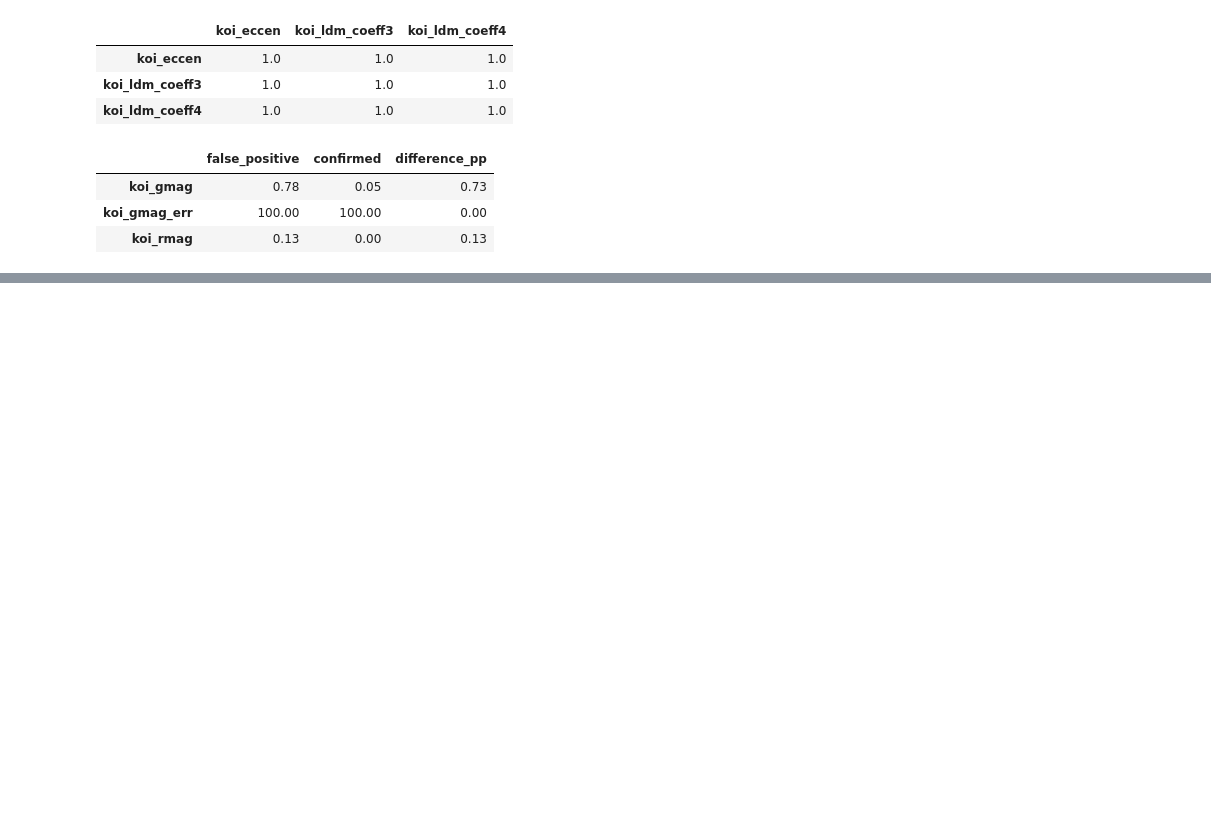
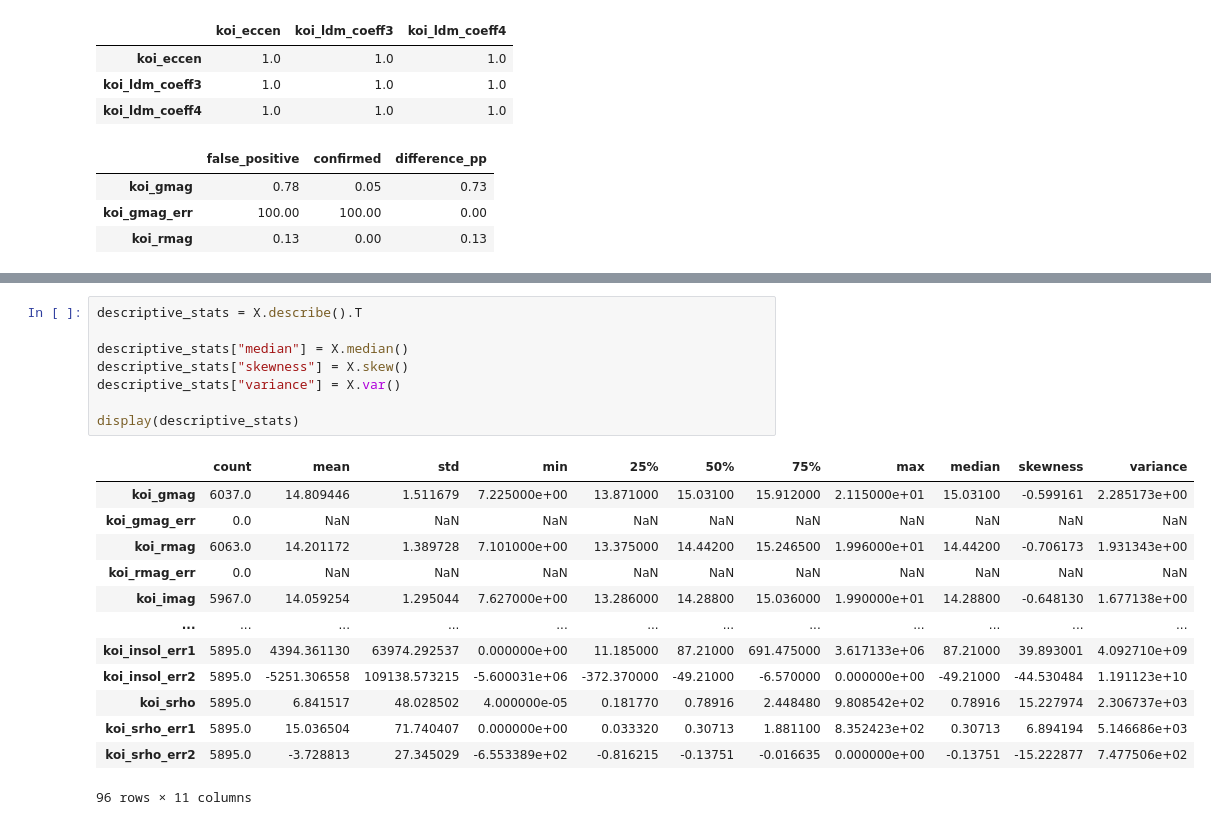
Before and after one commit to lucao-py/beyond-the-light, a Jupyter notebook: notebooks/03_exploratory_data_analysis.ipynb, the cells around one changed output, grey strips where cells are left out. Cells and saved outputs as stored; diff of their text form; blank space fills up the shorter version.

```diff
--- a/notebooks/03_exploratory_data_analysis.ipynb
+++ b/notebooks/03_exploratory_data_analysis.ipynb
@@ -165,0 +226,22 @@ display(missing_by_target.head(3).round(2))
+# %%
+descriptive_stats = X.describe().T
+
+descriptive_stats["median"] = X.median()
+descriptive_stats["skewness"] = X.skew()
+descriptive_stats["variance"] = X.var()
+
+display(descriptive_stats)
+# %% [output]
+|  | count | mean | std | min | 25% | 50% | 75% | max | median | skewness | variance |
+| koi_gmag | 6037.0 | 14.809446 | 1.511679 | 7.225000e+00 | 13.871000 | 15.03100 | 15.912000 | 2.115000e+01 | 15.03100 | -0.599161 | 2.285173e+00 |
+| koi_gmag_err | 0.0 | NaN | NaN | NaN | NaN | NaN | NaN | NaN | NaN | NaN | NaN |
+| koi_rmag | 6063.0 | 14.201172 | 1.389728 | 7.101000e+00 | 13.375000 | 14.44200 | 15.246500 | 1.996000e+01 | 14.44200 | -0.706173 | 1.931343e+00 |
+| koi_rmag_err | 0.0 | NaN | NaN | NaN | NaN | NaN | NaN | NaN | NaN | NaN | NaN |
+| koi_imag | 5967.0 | 14.059254 | 1.295044 | 7.627000e+00 | 13.286000 | 14.28800 | 15.036000 | 1.990000e+01 | 14.28800 | -0.648130 | 1.677138e+00 |
+| ... | ... | ... | ... | ... | ... | ... | ... | ... | ... | ... | ... |
+| koi_insol_err1 | 5895.0 | 4394.361130 | 63974.292537 | 0.000000e+00 | 11.185000 | 87.21000 | 691.475000 | 3.617133e+06 | 87.21000 | 39.893001 | 4.092710e+09 |
+| koi_insol_err2 | 5895.0 | -5251.306558 | 109138.573215 | -5.600031e+06 | -372.370000 | -49.21000 | -6.570000 | 0.000000e+00 | -49.21000 | -44.530484 | 1.191123e+10 |
+| koi_srho | 5895.0 | 6.841517 | 48.028502 | 4.000000e-05 | 0.181770 | 0.78916 | 2.448480 | 9.808542e+02 | 0.78916 | 15.227974 | 2.306737e+03 |
+| koi_srho_err1 | 5895.0 | 15.036504 | 71.740407 | 0.000000e+00 | 0.033320 | 0.30713 | 1.881100 | 8.352423e+02 | 0.30713 | 6.894194 | 5.146686e+03 |
+| koi_srho_err2 | 5895.0 | -3.728813 | 27.345029 | -6.553389e+02 | -0.816215 | -0.13751 | -0.016635 | 0.000000e+00 | -0.13751 | -15.222877 | 7.477506e+02 |
+96 rows × 11 columns
```
Also changed, not shown: parts of 5 cells of this notebook.
